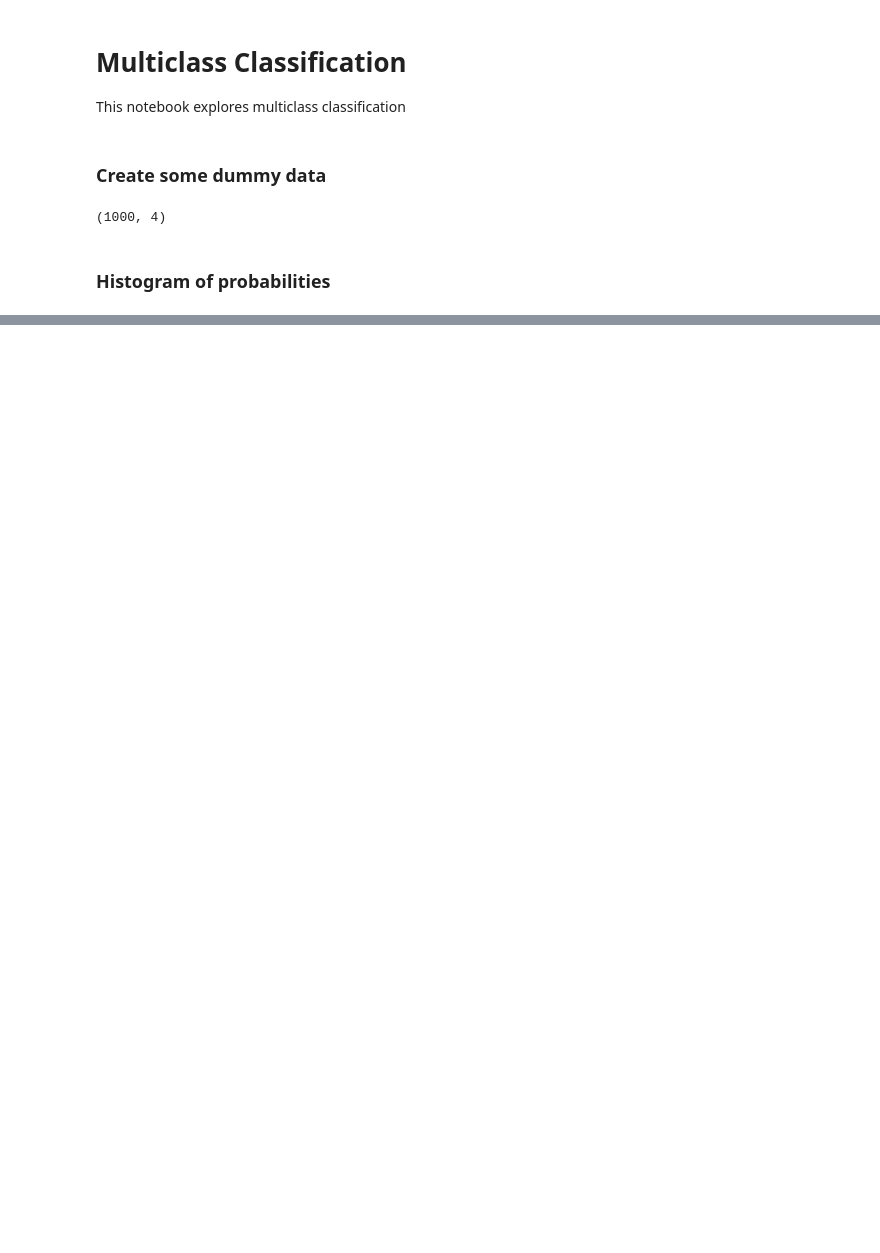
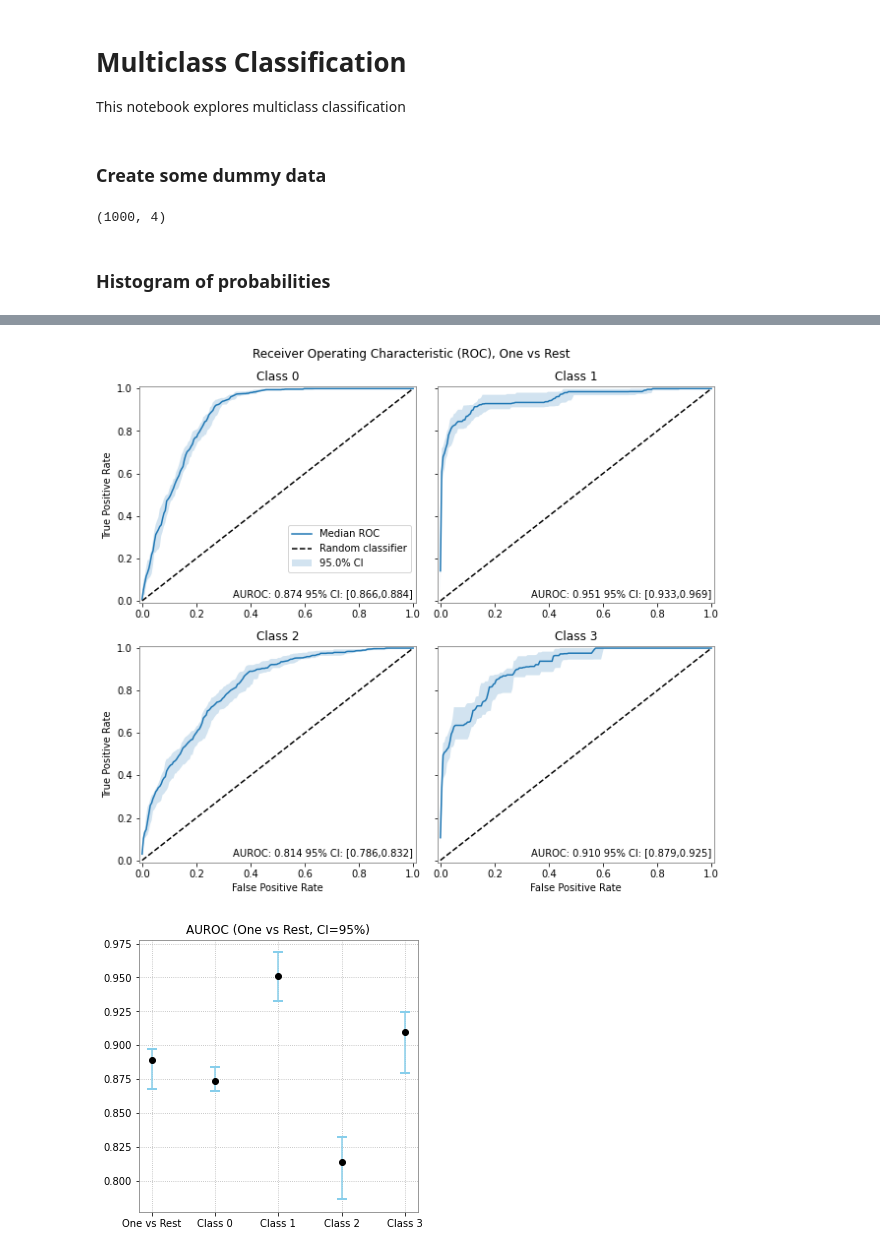
Before and after one commit to joshuawe/plots_and_graphs, a Jupyter notebook: notebooks/multiclass_classification.ipynb, the cells around one changed output, grey strips where cells are left out. Cells and saved outputs as stored; diff of their text form; code cells hidden in the pictures; blank space fills up the shorter version.

```diff
--- a/notebooks/multiclass_classification.ipynb
+++ b/notebooks/multiclass_classification.ipynb
@@ -41,0 +97,5 @@ fig = pandg.multiclass_classifier.plot_y_prob_histogram(y_true_one_hot, y_pred)
+# %%
+fig = pandg.multiclass_classifier.plot_roc_curve(y_true_one_hot, y_pred, n_bootstraps=10)
+# %% [output]
+[figure, added]
+[figure, added]
```
Also changed, not shown: parts of 5 cells of this notebook, 2 other files.
